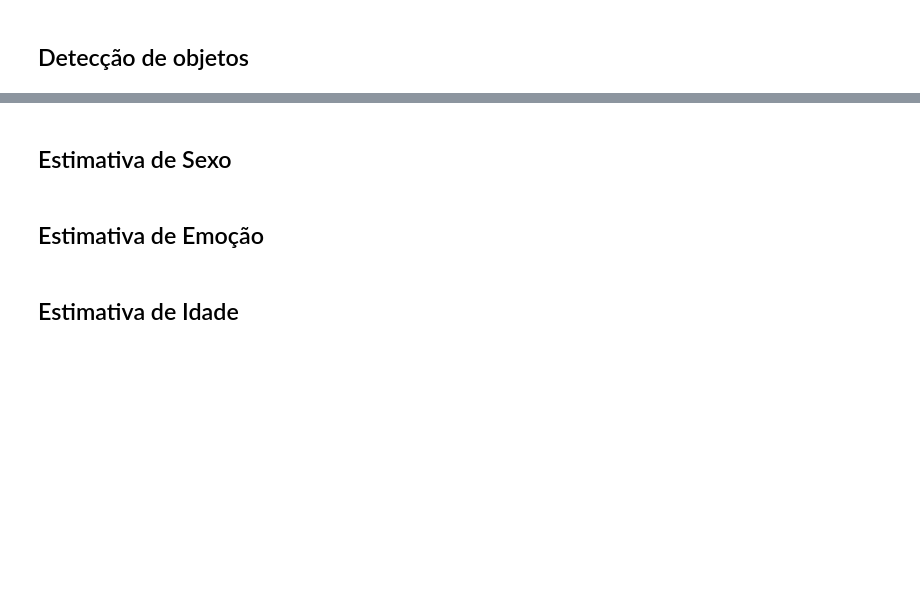
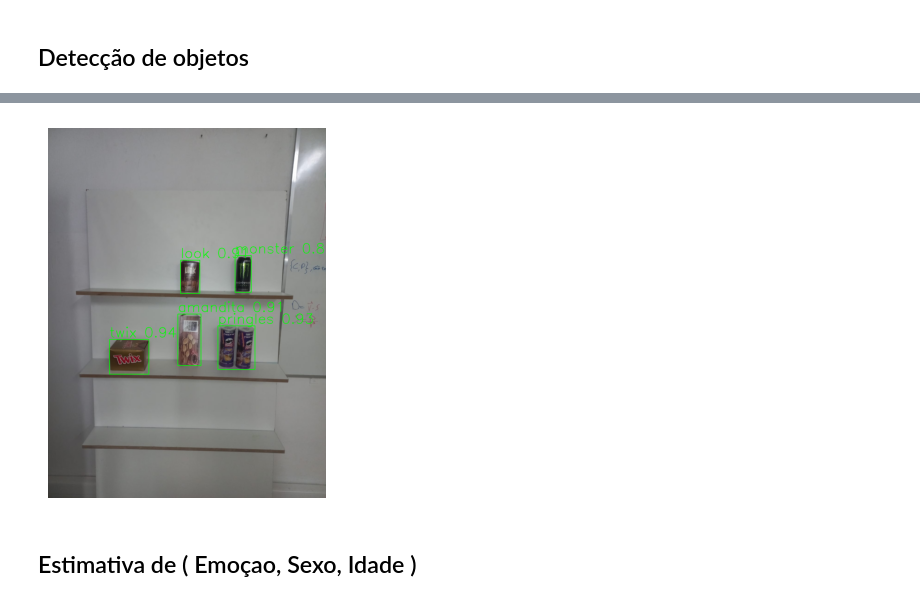
Before and after one commit to HeatCortex/trabalho_ECM502, a Jupyter notebook: Trabalho_ECM502_Inteligencia_Artificial.ipynb, the cells around one changed output, grey strips where cells are left out. Cells and saved outputs as stored; diff of their text form; code cells hidden in the pictures; blank space fills up the shorter version.

```diff
--- a/Trabalho_ECM502_Inteligencia_Artificial.ipynb
+++ b/Trabalho_ECM502_Inteligencia_Artificial.ipynb
@@ -49,0 +2104,14 @@ Em resumo, o uso do eye tracking com MediaPipe não só aprimora a análise da d
+# %%
+from ultralytics import YOLO
+import time
+import json
+model = YOLO("/content/drive/MyDrive/colab/best.pt")
+
+cap = cv2.VideoCapture('/content/drive/MyDrive/colab/object.mp4')
+# Load image and convert to opencv format
+req = urllib.request.urlopen('https://github.com/HeatCortex/trabalho_ECM502/blob/main/assets/objects.jpeg?raw=true')
+arr = np.asarray(bytearray(req.read()), dtype=np.uint8)
+frame = cv2.imdecode(arr, -1)
+
+results = model.predict(img, conf=0.2,show=False, verbose=False, show_conf=False)[0]
+results_dict = json.loads(results.tojson())
@@ -50,6 +2138,19 @@ Em resumo, o uso do eye tracking com MediaPipe não só aprimora a análise da d
+# %%
+
+for obj in results_dict:
+    x1, y1, x2, y2 = int(obj['box']['x1']), int(obj['box']['y1']), int(obj['box']['x2']), int(obj['box']['y2'])
+    label = f"{obj['name']} {round(obj['confidence'], 2)}"
+    confidence = obj['confidence']
+
+    # Draw the bounding box
+    cv2.rectangle(frame, (x1, y1), (x2, y2), (0, 255, 0), 2)
+
+    # Draw the label
+    cv2.putText(frame, f"{label}", (x1, y1 - 10), cv2.FONT_HERSHEY_SIMPLEX, 2, (0, 255, 0), 2)
+plt.axis("off")
+plt.imshow(cv2.cvtColor(frame, cv2.COLOR_BGR2RGB))
+plt.show()
+# %% [output]
+[figure, added]
 # %% [markdown]
-## Estimativa de Sexo
+## Estimativa de ( Emoçao, Sexo, Idade )
-# %% [markdown]
-## Estimativa de Emoção
-# %% [markdown]
-## Estimativa de Idade
```
Also changed, not shown: parts of 52 cells of this notebook.
